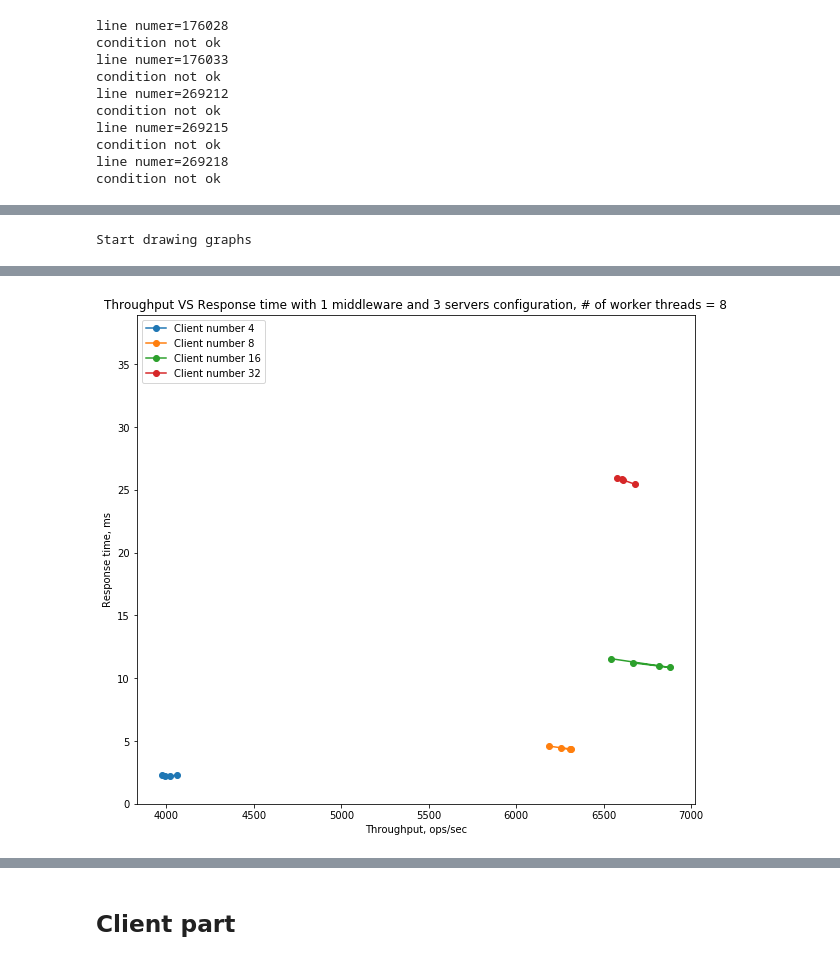
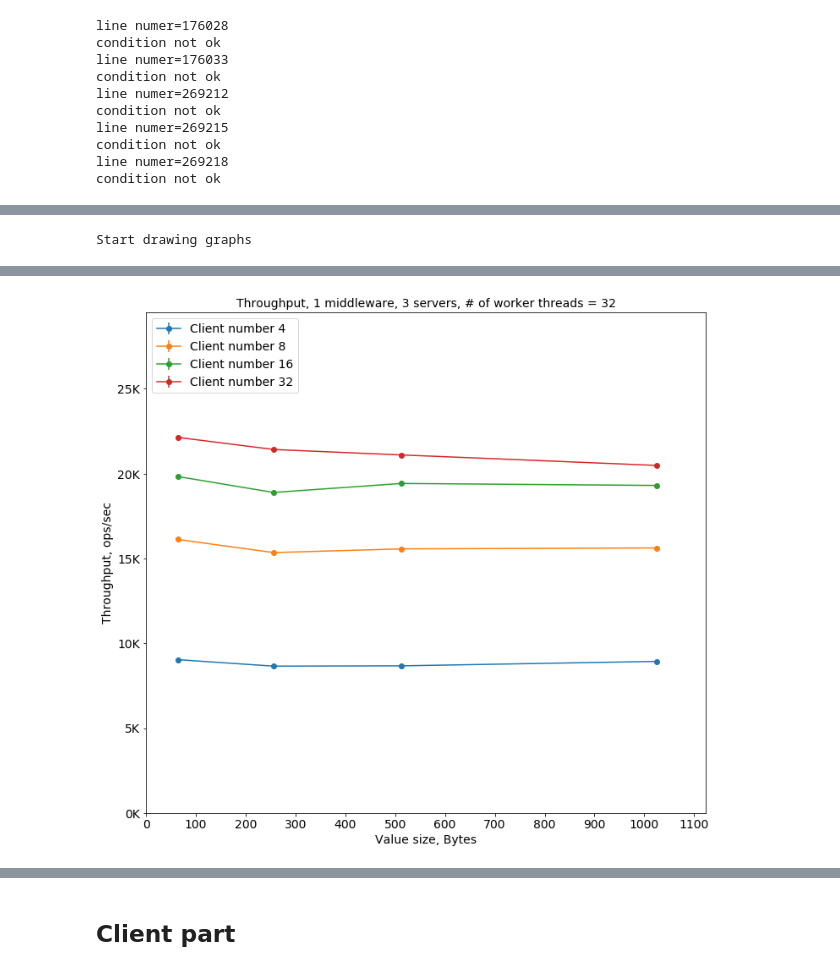
Before and after one commit to skotti/middleware, a Jupyter notebook: analysis/Part4, 3cl - 1mid - 3ser.ipynb, the cells around one changed output, grey strips where cells are left out. Saved outputs shown, nothing was run; the diff lists cells and outputs as text; code cells hidden in the pictures.

```diff
--- a/analysis/Part4, 3cl - 1mid - 3ser.ipynb
+++ b/analysis/Part4, 3cl - 1mid - 3ser.ipynb
@@ -14,6 +14,18 @@ import csv
 import pandas as pd
 import matplotlib.pyplot as plt
 from statistics import mean
+
+SMALL_SIZE = 8
+MEDIUM_SIZE = 10
+BIGGER_SIZE = 14
+
+plt.rc('font', size=BIGGER_SIZE)          # controls default text sizes
+plt.rc('axes', titlesize=BIGGER_SIZE)     # fontsize of the axes title
+plt.rc('axes', labelsize=BIGGER_SIZE)    # fontsize of the x and y labels
+plt.rc('xtick', labelsize=BIGGER_SIZE)    # fontsize of the tick labels
+plt.rc('ytick', labelsize=BIGGER_SIZE)    # fontsize of the tick labels
+plt.rc('legend', fontsize=BIGGER_SIZE)    # legend fontsize
+plt.rc('figure', titlesize=BIGGER_SIZE)  # fontsize of the figure title
 # %% [markdown]
 ## Middleware part
 # %%
@@ -119,7 +131,7 @@ condition not ok
 #log41 log42 log43 log44 |w2|5534
 #log45 log46 log47 log48 |w3|
 
-path_to_logs = "/home/anastasiia/experiment_1/fourth_copy/middleware1_logs/"
+path_to_logs = "/home/anastasiia/final_ex/final_copy/middleware1_logs/"
 
 logs_per_experiment = 36
 
@@ -543,6 +542,9 @@ for w in workers:
     ST_overall = []
     QS_overall = []
     PT_overall = []
+
+    TR_error_overall = []
+    RT_error_overall = []
     for client_number in client_numbers:
         TR = []
         RT = []
@@ -561,20 +563,15 @@ for w in workers:
             groupped0 = subset.groupby(['Repetition']).sum()
             groupped1 = groupped0[[ 'Time5', 'Successful']].mean()
             RT.append(groupped1['Time5'] / groupped1['Successful'] / 1000000.0)
+            groupped_std = groupped0['Time5'] / groupped0['Successful'] / 1000000.0
+            RT_std = np.std(groupped_std.values)
+            RT_error.append(RT_std)
 
             groupped2 = subset.groupby(['Repetition', 'Worker thread']).sum()[['Successful', 'Duration']]
             groupped3 = groupped2['Successful'] / groupped2['Duration'] * 1000.0
             TR.append(groupped3.groupby(['Repetition']).sum().mean())
-
-            '''groupped = subset.groupby(['Repetition']).sum()
-            TR_std = np.std(groupped['TR'].values)
+            TR_std = np.std(groupped3.groupby(['Repetition']).sum().values)
             TR_error.append(TR_std)
-            TR.append(float(groupped.mean()['TR']))
-            groupped1 = subset.groupby(['Repetition']).sum()
-            groupped2 = groupped1['Total time']/groupped1['Total ops']
-            RT.append(float(groupped2.mean()))
-            RT_std = np.std(groupped2.values)
-            RT_error.append(RT_std)'''
 
             # for formula checks
             # queue average time for all threads
@@ -608,18 +605,23 @@ for w in workers:
         ST_overall.append(ST)
         QS_overall.append(QS)
         PT_overall.append(PT)
+        TR_error_overall.append(TR_error)
+        RT_error_overall.append(RT_error)
 
+    from matplotlib.ticker import FuncFormatter
+    def kilo(x, pos):
+        return '%1.fK' % (x*1e-3)
+    formatter = FuncFormatter(kilo)
     plt.figure(figsize=(10, 9))
-    plt.title("Throughput with 1 middleware and 3 servers configuration, # of worker threads = "+str(w))
+    plt.axes().yaxis.set_major_formatter(formatter)
+    plt.title("Throughput, 1 middleware, 3 servers, # of worker threads = "+str(w))
     max1 = 0
     for i in range(len(TR_overall)):
-        plt.plot(X_axis, TR_overall[i], '-o',
-                label="Client number "+str(client_numbers[i]))
-        '''plt.errorbar(X_axis, TR_overall[i],
+        plt.errorbar(X_axis, TR_overall[i],
                 yerr=TR_error_overall[i],
                 fmt='-o',
-                label="Value size "+str(value_sizes[i]))'''
-        max2 = max(TR_overall[i]) + max(TR_overall[i])/2
+                label="Client number "+str(client_numbers[i]))
+        max2 = max(TR_overall[i]) + max(TR_overall[i])/3
         if max2 > max1:
             max1 = max2
     plt.ylim(0, max1)
@@ -627,24 +629,21 @@ for w in workers:
     plt.xticks(np.arange(0, max(X_axis) + 100, 100))
     plt.yticks(np.arange(0, max1, 5000))
     plt.ylabel('Throughput, ops/sec')
-    plt.xlabel('Value size')
+    plt.xlabel('Value size, Bytes')
     plt.legend(loc="upper left")
     plt.tight_layout(0)
     plt.savefig(prefix + str(w) + "_tr.pdf")
-    #plt.savefig(prefix + str(w)+"_tr.png", dpi=300)
     plt.show()
 
     max1 = 0
     plt.figure(figsize=(10, 9))
-    plt.title("Response time with 1 middleware and 3 servers configuration, # of worker threads = "+str(w))
+    plt.title("Response time, 1 middleware, 3 servers, # of worker threads = "+str(w))
     for i in range(len(RT_overall)):
-        plt.plot(X_axis, RT_overall[i], '-o',
-                label="Client number "+str(client_numbers[i]))
-        '''plt.errorbar(X_axis, RT_overall[i],
+        plt.errorbar(X_axis, RT_overall[i],
                 yerr=RT_error_overall[i],
                 fmt='-o',
-                label="Value size "+str(value_sizes[i]))'''
-        max2 = max(RT_overall[i]) + max(RT_overall[i])/2
+                label="Client number "+str(client_numbers[i]))
+        max2 = max(RT_overall[i]) + max(RT_overall[i])/3
         if max2 > max1:
             max1 = max2
     plt.ylim(0, max1)
@@ -652,34 +651,10 @@ for w in workers:
     plt.xticks(np.arange(0, max(X_axis) + 100, 100))
     plt.yticks(np.arange(0, max1, 1))
     plt.ylabel('Response time, ms')
-    plt.xlabel('Value size')
+    plt.xlabel('Value size, Bytes')
     plt.legend(loc="upper left")
     plt.tight_layout(0)
     plt.savefig(prefix + str(w) + "_rt.pdf")
-    #plt.savefig(prefix + str(w)+"_rt.png", dpi=300)
     plt.show()
-
-    max1 = 0
-    plt.figure(figsize=(10, 9))
-    plt.title("Throughput VS Response time with 1 middleware and 3 servers configuration, # of worker threads = "+str(w))
-    for i in range(len(RT_overall)):
-        plt.plot(TR_overall[i], RT_overall[i], '-o',
-                label="Client number "+str(client_numbers[i]))
-        '''plt.errorbar(TR_overall[i], RT_overall[i],
-                xerr=TR_error_overall[i],
-                yerr=RT_error_overall[i],
-                fmt='-o',
-                label="Value size "+str(value_sizes[i]))'''
-        max2 = max(RT_overall[i]) + max(RT_overall[i])/2
-        if max2 > max1:
-            max1 = max2
-    plt.ylim(0, max1)
-    plt.ylabel('Response time, ms')
-    plt.xlabel('Throughput, ops/sec')
-    plt.legend(loc="upper left")
-    plt.savefig(prefix + str(w) + "_rttr.pdf", bbox_inches = 'tight',
-                pad_inches = 0)
-    #plt.savefig(prefix + str(w)+"_rttr.png", dpi=300)
-    plt.show()
 # %% [output]
 Start drawing graphs
@@ -688 +663 @@ Start drawing graphs
-[figure, old version]
+[figure, new version]
```
Also changed, not shown: parts of 3 cells of this notebook, 13 other files.
